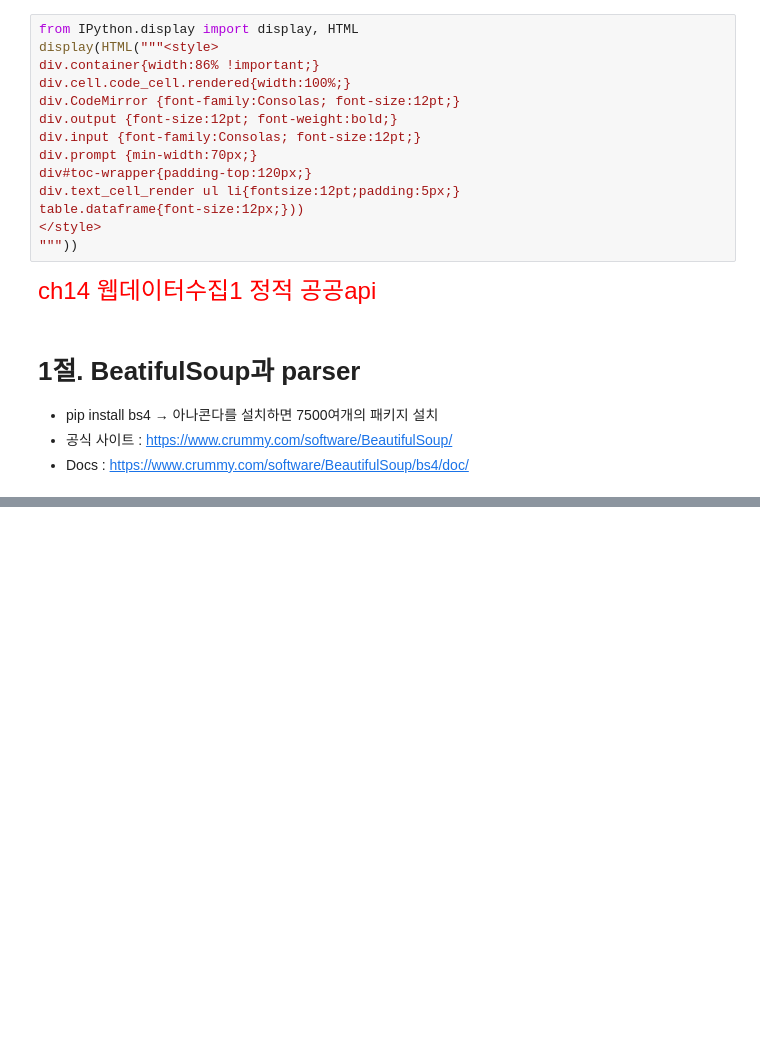
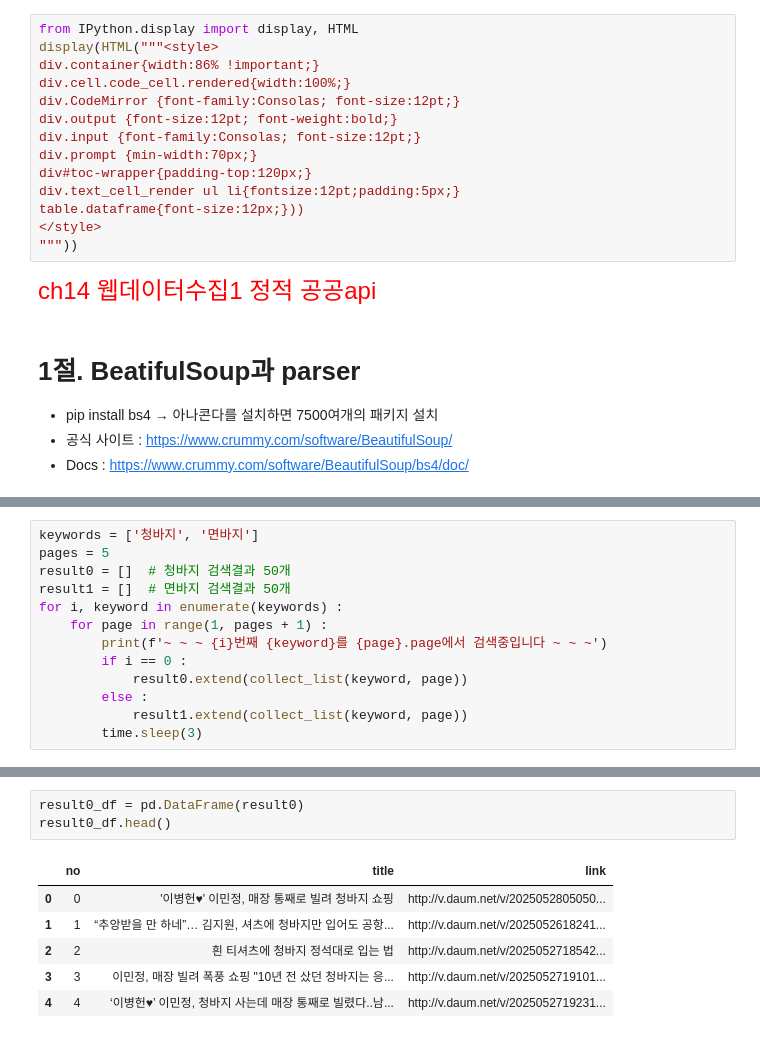
Before and after one commit to yongkoni/ai_x, a Jupyter notebook: source/01_python/Ch_14_웹데이터수집1_정적_공공api.ipynb, the cells around one changed output, grey strips where cells are left out. Cells and saved outputs as stored; diff of their text form; blank space fills up the shorter version.

```diff
--- a/source/01_python/Ch_14_웹데이터수집1_정적_공공api.ipynb
+++ b/source/01_python/Ch_14_웹데이터수집1_정적_공공api.ipynb
@@ -22,0 +514,13 @@ table.dataframe{font-size:12px;}))
+# %%
+keywords = ['청바지', '면바지']
+pages = 5
+result0 = []  # 청바지 검색결과 50개
+result1 = []  # 면바지 검색결과 50개
+for i, keyword in enumerate(keywords) :
+    for page in range(1, pages + 1) :
+        print(f'~ ~ ~ {i}번째 {keyword}를 {page}.page에서 검색중입니다 ~ ~ ~')
+        if i == 0 :
+            result0.extend(collect_list(keyword, page))
+        else :
+            result1.extend(collect_list(keyword, page))
+        time.sleep(3)
@@ -22,0 +538,10 @@ table.dataframe{font-size:12px;}))
+# %%
+result0_df = pd.DataFrame(result0)
+result0_df.head()
+# %% [output]
+|  | no | title | link |
+| 0 | 0 | '이병헌♥' 이민정, 매장 통째로 빌려 청바지 쇼핑 | http://v.daum.net/v/2025052805050... |
+| 1 | 1 | “추앙받을 만 하네”… 김지원, 셔츠에 청바지만 입어도 공항... | http://v.daum.net/v/2025052618241... |
+| 2 | 2 | 흰 티셔츠에 청바지 정석대로 입는 법 | http://v.daum.net/v/2025052718542... |
+| 3 | 3 | 이민정, 매장 빌려 폭풍 쇼핑 "10년 전 샀던 청바지는 응... | http://v.daum.net/v/2025052719101... |
+| 4 | 4 | ‘이병헌♥’ 이민정, 청바지 사는데 매장 통째로 빌렸다..남... | http://v.daum.net/v/2025052719231... |
```
Also changed, not shown: parts of 55 cells of this notebook, 6 other files.
